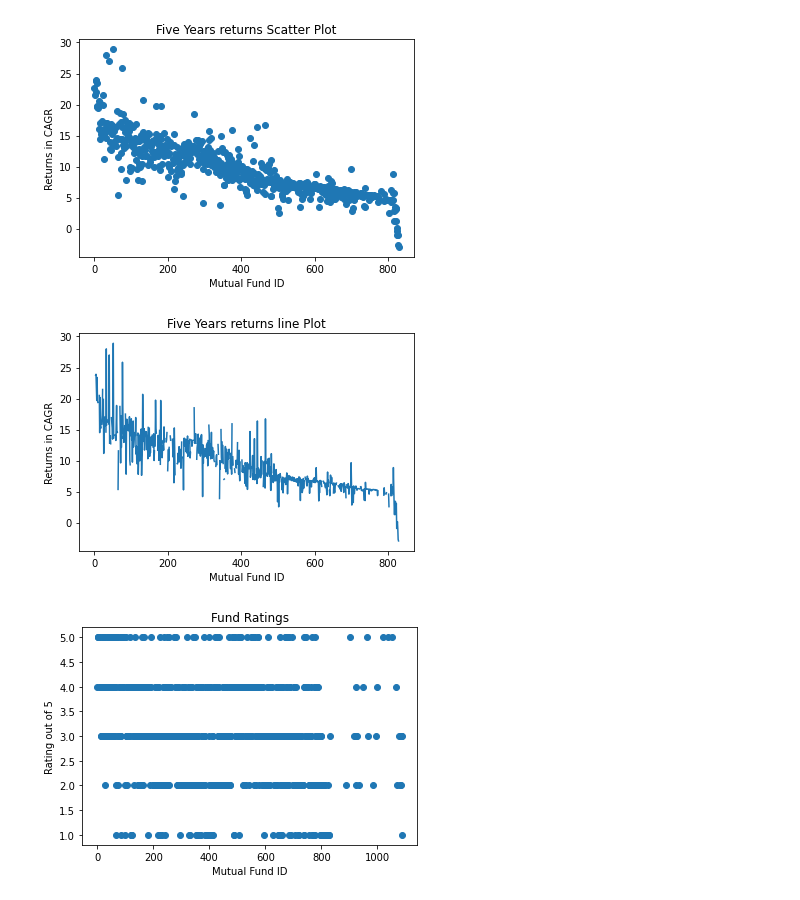
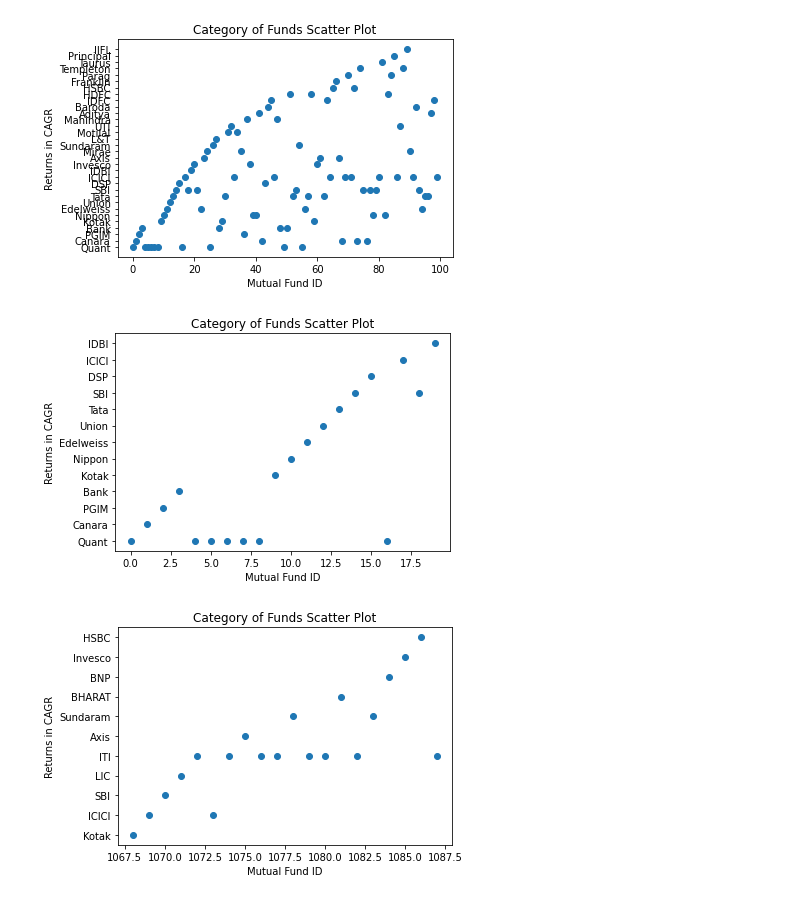
Before and after one commit to babe8901/mutual-fund-analysis, a Jupyter notebook: mutual-fund-analysis.ipynb, the cells around one changed output. Drawn from its saved outputs; the diff is of its cells as text; code cells hidden in the pictures.

Commit message:
Kaggle Notebook | mutual fund analysis | Version 4

```diff
--- a/mutual-fund-analysis.ipynb
+++ b/mutual-fund-analysis.ipynb
@@ -8,7 +8,8 @@ dir = "/kaggle/input/mutualsfundsindia/"
 
 # reading the database
 data = pd.read_csv(dir + "mutual_funds_india.csv")
-
+top = data[:100]
+bottom = data[-100:]
 # printing the top 10 rows
 display(data.head(10))
 # %% [output]
@@ -84,41 +260,25 @@ plt.show()
 # %%
-# Scatter plot with id against five year returns
-plt.scatter(data['id'], data['return_5yr'])
-
-# Adding Title to the Plot
-plt.title("Five Years returns Scatter Plot")
-
-# Setting the X and Y labels
+# Scatter plot with id against category
+plt.scatter(data[:100]['id'], data[:100]['AMC_name'])
+plt.title("Category of Funds Scatter Plot")
 plt.xlabel('Mutual Fund ID')
 plt.ylabel('Returns in CAGR')
-
 plt.show()
 
-
-plt.plot(data['id'], data['return_5yr'])
-
-# Adding Title to the Plot
-plt.title("Five Years returns line Plot")
-
-# Setting the X and Y labels
+# Scatter plot with id against category
+plt.scatter(top[:20]['id'], top[:20]['AMC_name'])
+plt.title("Category of Funds Scatter Plot")
 plt.xlabel('Mutual Fund ID')
 plt.ylabel('Returns in CAGR')
+plt.show()
 
+# Scatter plot with id against category
+plt.scatter(bottom[-20:]['id'], bottom[-20:]['AMC_name'])
+plt.title("Category of Funds Scatter Plot")
+plt.xlabel('Mutual Fund ID')
+plt.ylabel('Returns in CAGR')
 plt.show()
 # %% [output]
-[figure, old version]
+[figure, new version]
-[figure, old version]
+[figure, new version]
+[figure, added]
-# %%
-# Scatter plot with id against fund rating
-plt.scatter(data['id'], data['fund_rating'])
-
-# Adding Title to the Plot
-plt.title("Fund Ratings")
-
-# Setting the X and Y labels
-plt.xlabel('Mutual Fund ID')
-plt.ylabel('Rating out of 5')
-
-plt.show()
-# %% [output]
-[figure, removed]
```
Also changed, not shown: parts of 10 cells of this notebook.
